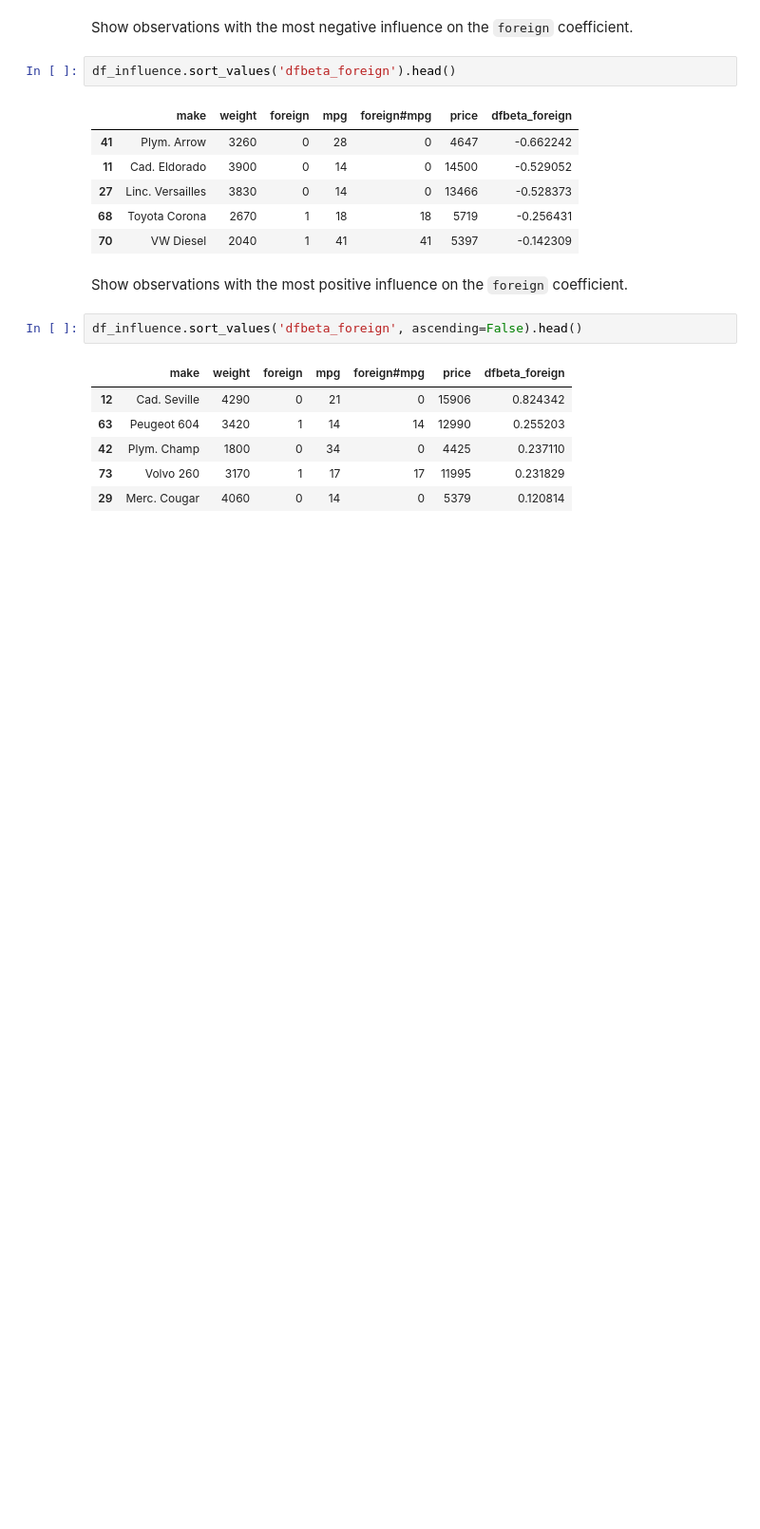
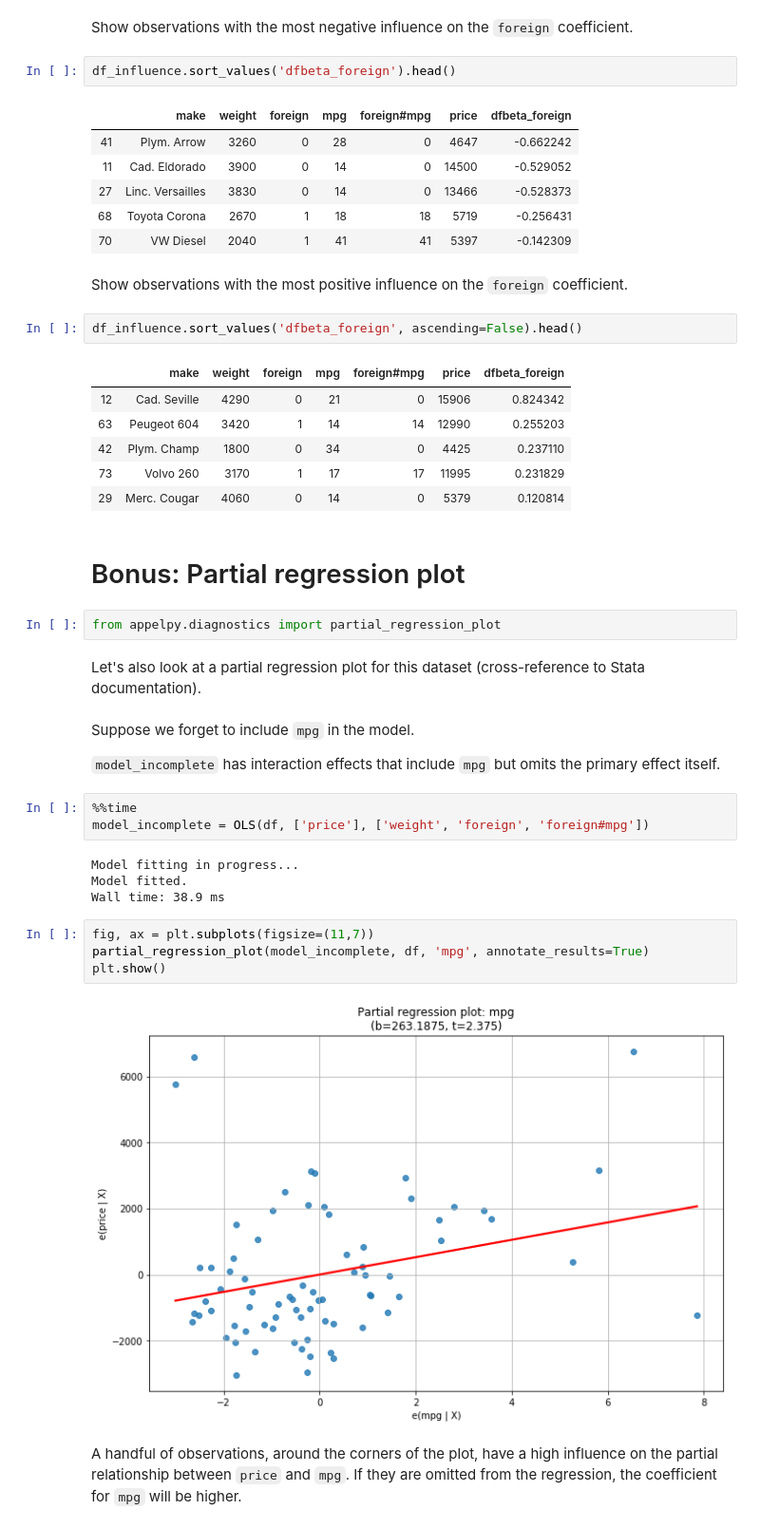
Before and after one commit to mfarragher/appelpy-examples, a Jupyter notebook: 03-01_influence_auto.ipynb, the cells around one changed output. Shown at 95% size. Drawn from its saved outputs; the diff is of its cells as text; blank space fills up the shorter version.

Commit message:
Update for Appelpy v0.2.0 API changes

```diff
--- a/03-01_influence_auto.ipynb
+++ b/03-01_influence_auto.ipynb
@@ -187,3 +187,28 @@ df_influence.sort_values('dfbeta_foreign', ascending=False).head()
 | 42 | Plym. Champ | 1800 | 0 | 34 | 0 | 4425 | 0.237110 |
 | 73 | Volvo 260 | 3170 | 1 | 17 | 17 | 11995 | 0.231829 |
 | 29 | Merc. Cougar | 4060 | 0 | 14 | 0 | 5379 | 0.120814 |
+# %% [markdown]
+# Bonus: Partial regression plot
+# %%
+from appelpy.diagnostics import partial_regression_plot
+# %% [markdown]
+Let's also look at a partial regression plot for this dataset (cross-reference to Stata documentation).
+# %% [markdown]
+Suppose we forget to include `mpg` in the model.
+
+`model_incomplete` has interaction effects that include `mpg` but omits the primary effect itself.
+# %%
+%%time
+model_incomplete = OLS(df, ['price'], ['weight', 'foreign', 'foreign#mpg'])
+# %% [output]
+Model fitting in progress...
+Model fitted.
+Wall time: 38.9 ms
+# %%
+fig, ax = plt.subplots(figsize=(11,7))
+partial_regression_plot(model_incomplete, df, 'mpg', annotate_results=True)
+plt.show()
+# %% [output]
+[figure, added]
+# %% [markdown]
+A handful of observations, around the corners of the plot, have a high influence on the partial relationship between `price` and `mpg`.  If they are omitted from the regression, the coefficient for `mpg` will be higher.
```
Also changed, not shown: parts of 6 cells of this notebook, 1 other file.
